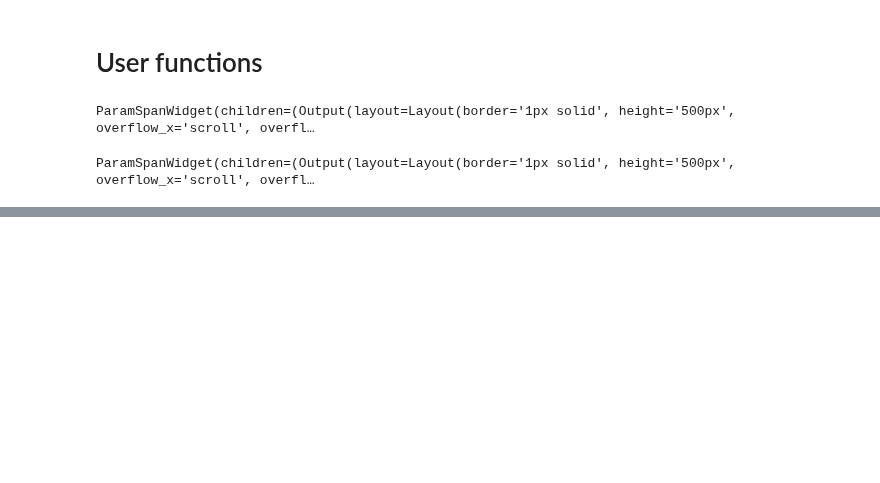
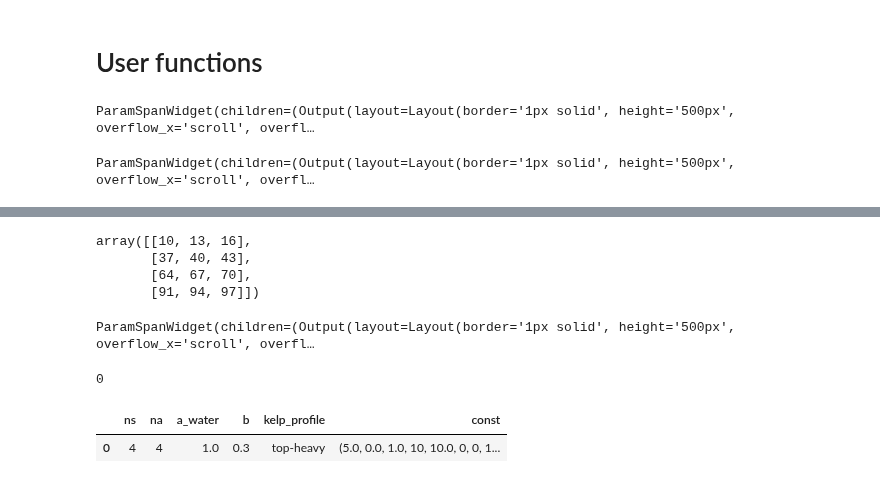
Before and after one commit to OliverEvans96/kelp, a Jupyter notebook: code/python/GridStudy.ipynb, the cells around one changed output, grey strips where cells are left out. Saved outputs shown, nothing was run; the diff lists cells and outputs as text; code cells hidden in the pictures; blank space fills up the shorter version.

```diff
--- a/code/python/GridStudy.ipynb
+++ b/code/python/GridStudy.ipynb
@@ -195,6 +195,15 @@ class ParamSpanWidget(ipw.VBox):
         def wrapper():
             self.vis_func(**compute_results)
         wrapper()
+
+    def get_entries(self):
+        """Get all results stored in database from parameter spans with this name"""
+        return [entry for entry in self.library.list_symbols() if entry[:len(self.name)+1] == self.name+'-']
+
+    def delete_results(self):
+        """This will delete all results from parameter spans with this name!"""
+        for entry in self.get_entries():
+            self.library.delete(entry)
 # %%
 remote_config = ParamSpanRemoteConfig()
 # %% [output]
@@ -509,0 +642,7 @@ ParamSpanWidget(children=(Output(layout=Layout(border='1px solid', height='500px
+# %%
+avg
+# %% [output]
+array([[10, 13, 16],
+       [37, 40, 43],
+       [64, 67, 70],
+       [91, 94, 97]])
@@ -509,0 +673,16 @@ ParamSpanWidget(children=(Output(layout=Layout(border='1px solid', height='500px
+# %%
+gs = grid_study(max_ns=12, max_na=12, const=const)
+gs
+# %% [output]
+ParamSpanWidget(children=(Output(layout=Layout(border='1px solid', height='500px', overflow_x='scroll', overfl…
+# %%
+df = gs.param_table.df
+# %%
+df.query('ns==4 and na==4').index[0]
+# %% [output]
+0
+# %%
+df.query('ns == 4 and na == 4')
+# %% [output]
+|  | ns | na | a_water | b | kelp_profile | const |
+| 0 | 4 | 4 | 1.0 | 0.3 | top-heavy | (5.0, 0.0, 1.0, 10, 10.0, 0, 0, 1... |
```
Also changed, not shown: parts of 13 cells of this notebook.
